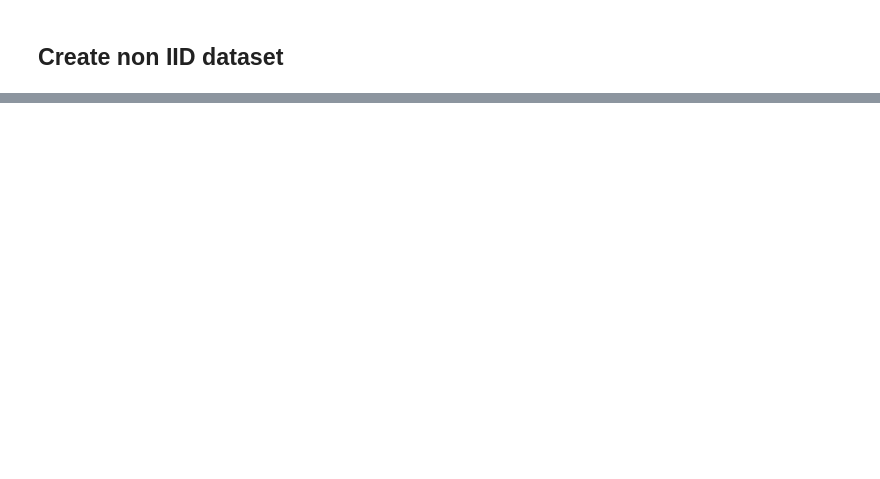
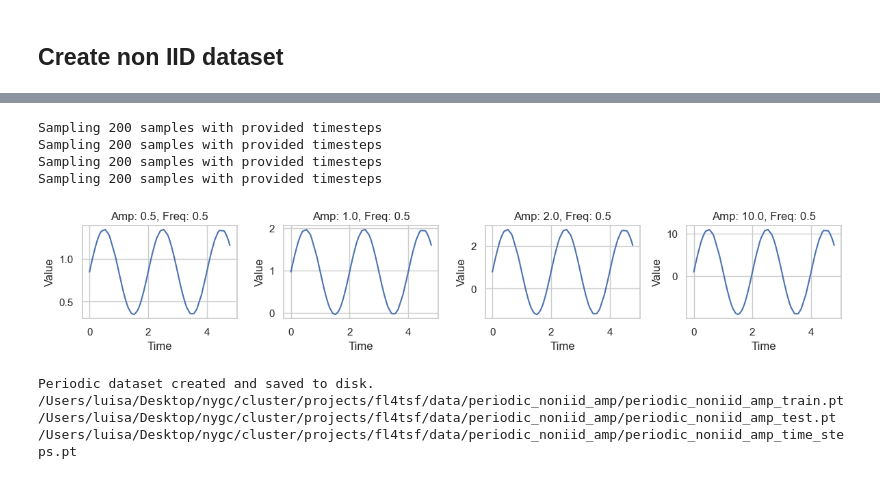
Before and after one commit to luisas/fl4tsf, a Jupyter notebook: analysis/06_create_nonIID_simulated_dataset.ipynb, the cells around one changed output, grey strips where cells are left out. Drawn from its saved outputs; the diff is of its cells as text; code cells hidden in the pictures; blank space fills up the shorter version.

```diff
--- a/analysis/06_create_nonIID_simulated_dataset.ipynb
+++ b/analysis/06_create_nonIID_simulated_dataset.ipynb
@@ -356,0 +81,40 @@ Periodic_nonidd dataset created and saved to disk.
+# %%
+############################################
+#   NON-IID 1: Vary only amplitude
+#   same time steps
+############################################
+
+dataset_prefix = "periodic_noniid_amp"
+
+base_amps = [0.5,  1.0, 2.0, 10.0]
+base_freqs = [0.5]
+
+# get 100 samples per combination
+n_samples_per_combination = 200
+combinations = [(amp, freq) for amp in base_amps for freq in base_freqs]
+# Now we sample the time steps once!
+time_steps = sample_timesteps(n_total_tp, max_t_extrap)
+datasets = create_dataset_with_combinations(combinations, time_steps, n_samples_per_combination)
+plot_all_combinations(datasets)
+full_dataset = merge_datasets(datasets)
+
+# 2. Split into train and test
+train, test = split_train_test_with_meta(full_dataset, train_fraq = 0.8)
+store_dataset(train, test, dataset_prefix=dataset_prefix, path_prefix="/Users/luisa/Desktop/nygc/cluster/projects/fl4tsf/data")
+
+# amps_train = train['amplitude'].numpy()
+# freqs_train = train['frequency'].numpy()
+# amps_test = test['amplitude'].numpy()
+# freqs_test = test['frequency'].numpy()
+
+#plot_distribution(amps_train, freqs_train, amps_test, freqs_test)
+# %% [output]
+Sampling 200 samples with provided timesteps
+Sampling 200 samples with provided timesteps
+Sampling 200 samples with provided timesteps
+Sampling 200 samples with provided timesteps
+[figure, added]
+Periodic dataset created and saved to disk.
+/Users/luisa/Desktop/nygc/cluster/projects/fl4tsf/data/periodic_noniid_amp/periodic_noniid_amp_train.pt
+/Users/luisa/Desktop/nygc/cluster/projects/fl4tsf/data/periodic_noniid_amp/periodic_noniid_amp_test.pt
+/Users/luisa/Desktop/nygc/cluster/projects/fl4tsf/data/periodic_noniid_amp/periodic_noniid_amp_time_steps.pt
```
Also changed, not shown: parts of 27 cells of this notebook, 11 other files.
